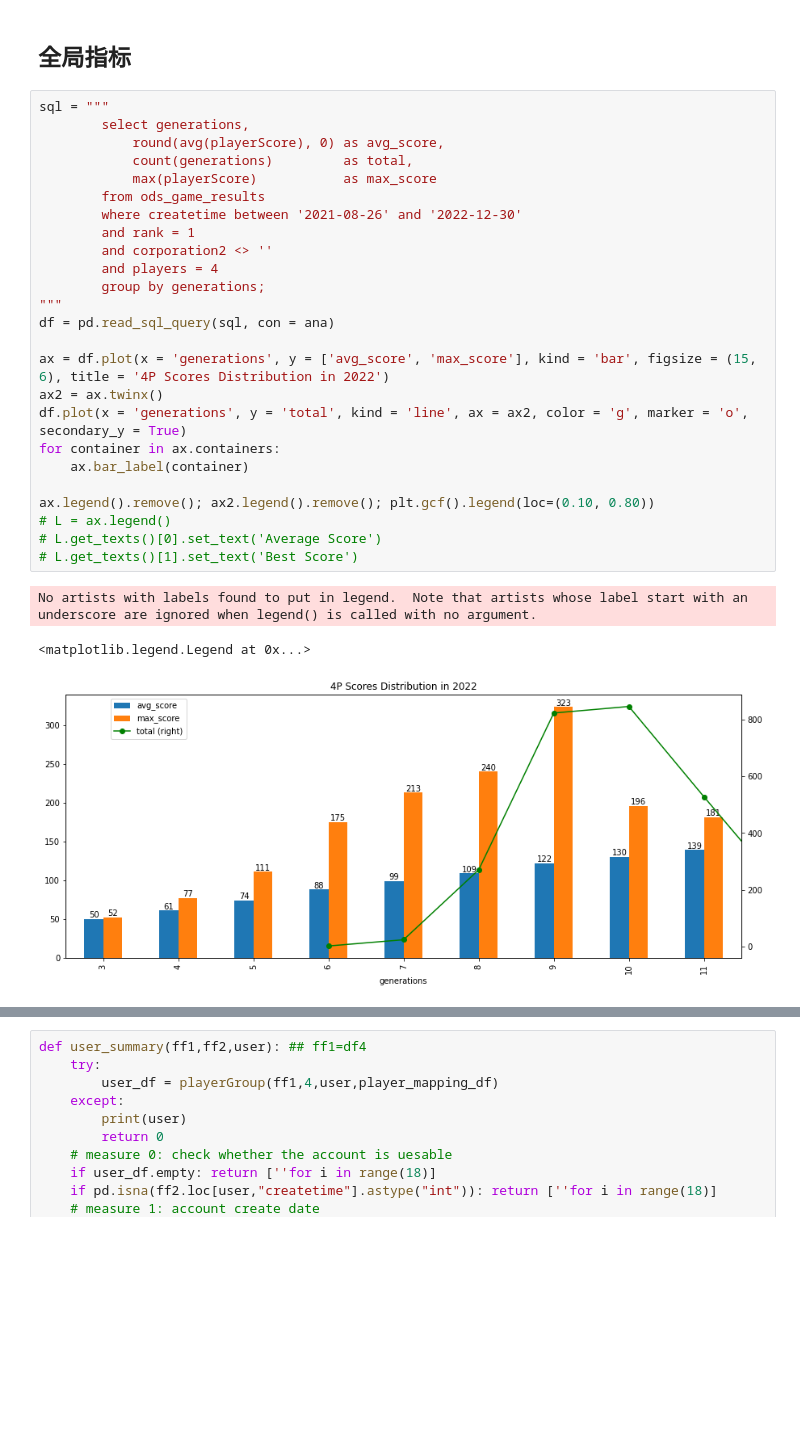
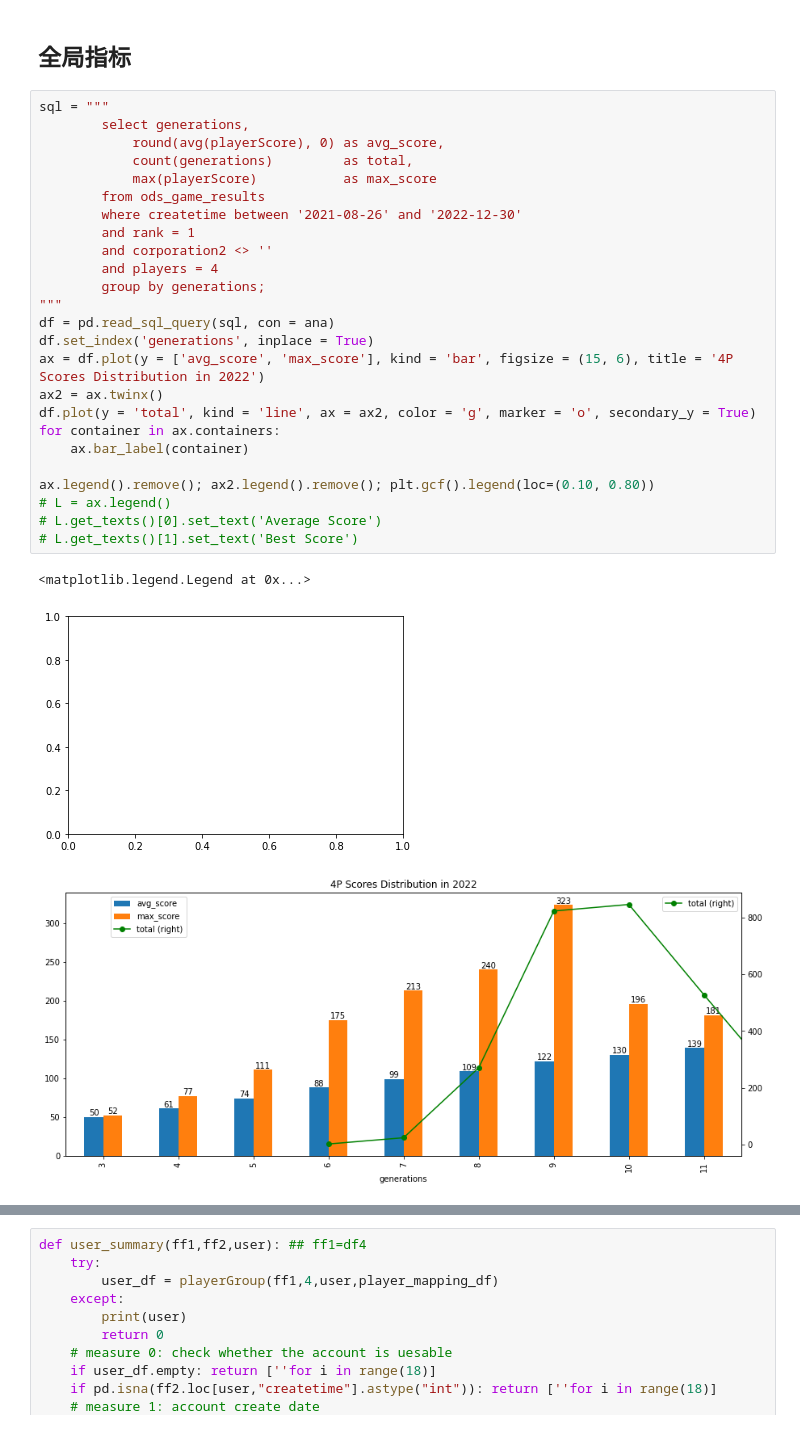
Before and after one commit to Ender-Wiggin2019/tfm-summary, a Jupyter notebook: generate_data_2022.ipynb, the cells around one changed output, grey strips where cells are left out. Cells and saved outputs as stored; diff of their text form; blank space fills up the shorter version.

```diff
--- a/generate_data_2022.ipynb
+++ b/generate_data_2022.ipynb
@@ -200,29 +200,29 @@ ana.execute("drop table if exists dim_prelude;")
 # %%
 sql = """
         select generations,
             round(avg(playerScore), 0) as avg_score,
             count(generations)         as total,
             max(playerScore)           as max_score
         from ods_game_results
         where createtime between '2021-08-26' and '2022-12-30'
         and rank = 1
         and corporation2 <> ''
         and players = 4
         group by generations;
 """
 df = pd.read_sql_query(sql, con = ana)
-
-ax = df.plot(x = 'generations', y = ['avg_score', 'max_score'], kind = 'bar', figsize = (15, 6), title = '4P Scores Distribution in 2022')
+df.set_index('generations', inplace = True)
+ax = df.plot(y = ['avg_score', 'max_score'], kind = 'bar', figsize = (15, 6), title = '4P Scores Distribution in 2022')
 ax2 = ax.twinx()
-df.plot(x = 'generations', y = 'total', kind = 'line', ax = ax2, color = 'g', marker = 'o', secondary_y = True)
+df.plot(y = 'total', kind = 'line', ax = ax2, color = 'g', marker = 'o', secondary_y = True)
 for container in ax.containers:
     ax.bar_label(container)
 
 ax.legend().remove(); ax2.legend().remove(); plt.gcf().legend(loc=(0.10, 0.80))
 # L = ax.legend()
 # L.get_texts()[0].set_text('Average Score')
 # L.get_texts()[1].set_text('Best Score')
 # %% [output]
-No artists with labels found to put in legend.  Note that artists whose label start with an underscore are ignored when legend() is called with no argument.
+<matplotlib.legend.Legend at 0x...>
-<matplotlib.legend.Legend at 0x...>
-[figure, old version]
+[figure, new version]
+[figure, added]
```
Also changed, not shown: parts of 1 cell of this notebook.
